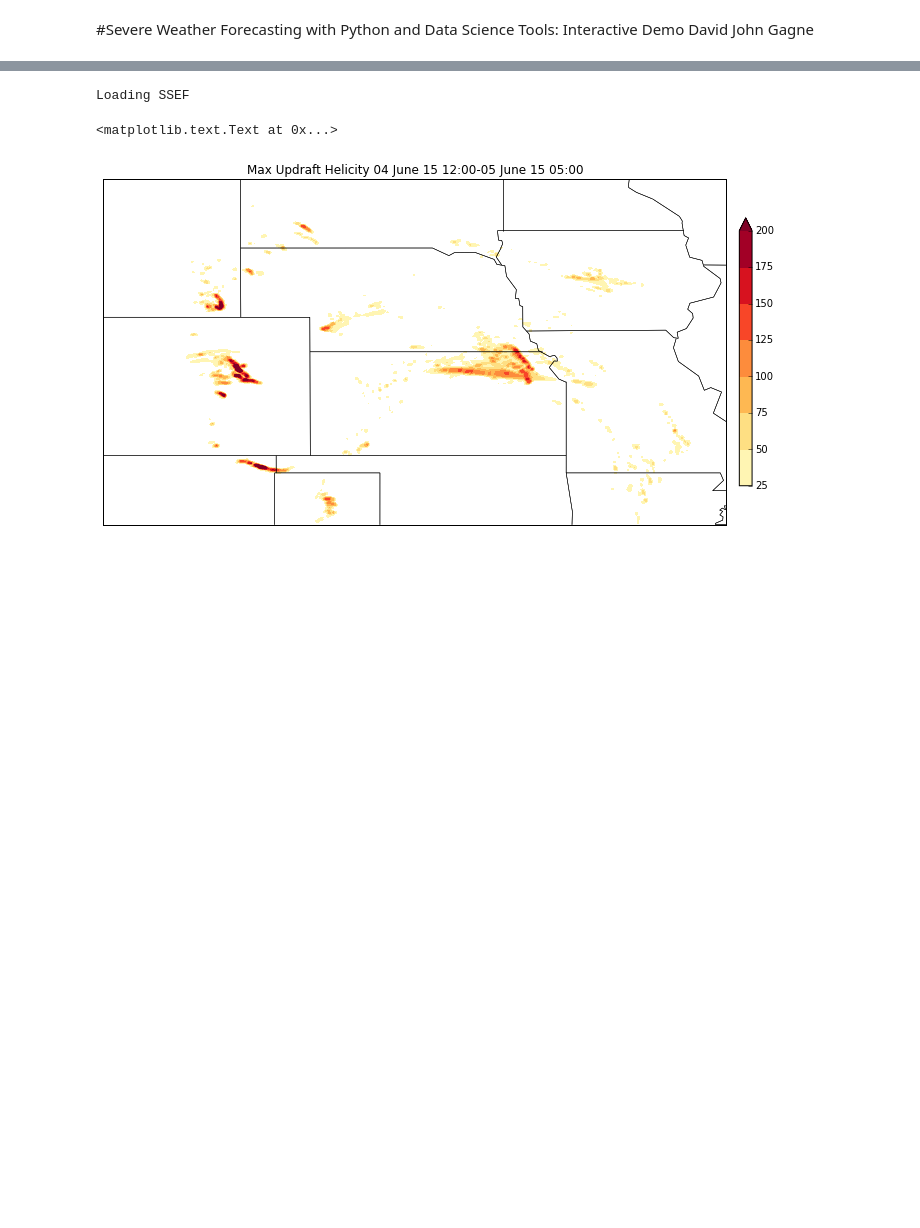
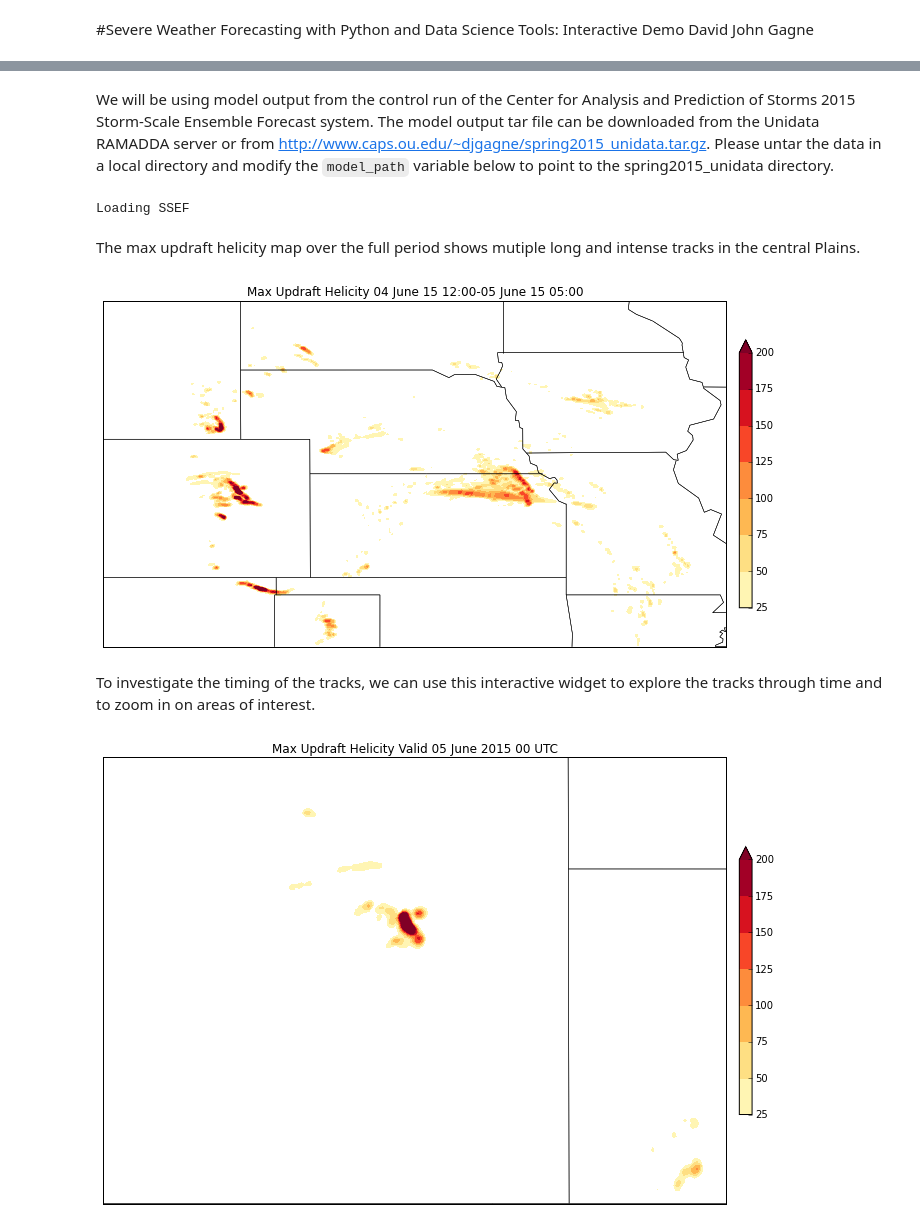
Before and after one commit to djgagne/hagelslag, a Jupyter notebook: demos/unidata_users_workshop_2015.ipynb, the cells around one changed output, grey strips where cells are left out. Saved outputs shown, nothing was run; the diff lists cells and outputs as text; code cells hidden in the pictures; blank space fills up the shorter version.

Commit message:
Added tracking example to notebook and documentation.

```diff
--- a/demos/unidata_users_workshop_2015.ipynb
+++ b/demos/unidata_users_workshop_2015.ipynb
@@ -20,2 +28,4 @@ from hagelslag.processing.ObjectMatcher import ObjectMatcher, shifted_centroid_d
 from hagelslag.processing.STObject import STObject
+# %% [markdown]
+We will be using model output from the control run of the Center for Analysis and Prediction of Storms 2015 Storm-Scale Ensemble Forecast system. The model output tar file can be downloaded from the Unidata RAMADDA server or from http://www.caps.ou.edu/~djgagne/spring2015_unidata.tar.gz. Please untar the data in a local directory and modify the `model_path` variable below to point to the spring2015_unidata directory.
 # %%
@@ -38,6 +51,8 @@ model_grid.load_data()
 model_grid.load_map_info("../mapfiles/ssef2015.map")
 # %% [output]
 Loading SSEF
+# %% [markdown]
+The max updraft helicity map over the full period shows mutiple long and intense tracks in the central Plains.
 # %%
 lon_range = (-108, -90)
 lat_range = (35, 45)
@@ -56,8 +71,53 @@ plt.contourf(model_grid.lon,
              extend="max",
              cmap="YlOrRd")
 plt.colorbar(shrink=0.6, fraction=0.05, pad=0.02 )
-plt.title("Max Updraft Helicity {0}-{1}".format(start_date.strftime("%d %B %y %H:%M"),
-                                                end_date.strftime("%d %B %y %H:%M")))
+title_info = plt.title("Max Updraft Helicity {0}-{1}".format(start_date.strftime("%d %B %y %H:%M"),
+                                                             end_date.strftime("%d %B %y %H:%M")))
 # %% [output]
-<matplotlib.text.Text at 0x...>
 [figure]
+# %% [markdown]
+To investigate the timing of the tracks, we can use this interactive widget to explore the tracks through time and to zoom in on areas of interest.
+# %%
+zoomable_bmap = Basemap(projection="cyl",
+                        resolution="l",
+                        llcrnrlon=model_grid.lon.min(),
+                        llcrnrlat=model_grid.lat.min(),
+                        urcrnrlon=model_grid.lon.max(),
+                        urcrnrlat=model_grid.lat.max(),
+                        fix_aspect=False)
+def model_time_viewer(lon_range, lat_range, hour):
+    #lon_range = (-108, -90)
+    #lat_range = (35, 45)
+    #basemap = Basemap(projection="cyl",
+    #                  resolution="l",
+    #                  llcrnrlon=lon_range[0],
+    #                  urcrnrlon=lon_range[1],
+    #                  llcrnrlat=lat_range[0],
+    #                  urcrnrlat=lat_range[1])
+    plt.figure(figsize=(12,8))
+    zoomable_bmap.drawstates()
+    zoomable_bmap.drawcoastlines()
+    zoomable_bmap.drawcountries()
+    plt.contourf(model_grid.lon,
+                 model_grid.lat,
+                 model_grid.data[hour - model_grid.start_hour],
+                 np.arange(25,225,25),
+                 extend="max",
+                 cmap="YlOrRd")
+    plt.colorbar(shrink=0.6, fraction=0.05, pad=0.02)
+    title_info = plt.title("Max Updraft Helicity Valid {0}".format((run_date + timedelta(hours=hour)).strftime(
+                "%d %B %Y %H UTC")))
+    plt.xlim(*lon_range)
+    plt.ylim(*lat_range)
+lon_slider = widgets.IntRangeSlider(min=int(model_grid.lon.min()),
+                                    max=int(model_grid.lon.max()),
+                                    step=1, value=(-108, -90))
+lat_slider = widgets.IntRangeSlider(min=int(model_grid.lat.min()),
+                                    max=int(model_grid.lat.max()),
+                                    value=(35,45),
+                                    step=1)
+hour_slider = widgets.IntSlider(min=model_grid.start_hour, max=model_grid.end_hour, step=1, value=0)
+w = widgets.interactive(model_time_viewer, lon_range=lon_slider, lat_range=lat_slider, hour=hour_slider)
+display(w)
+# %% [output]
+[figure, added]
```
Also changed, not shown: parts of 17 cells of this notebook.
